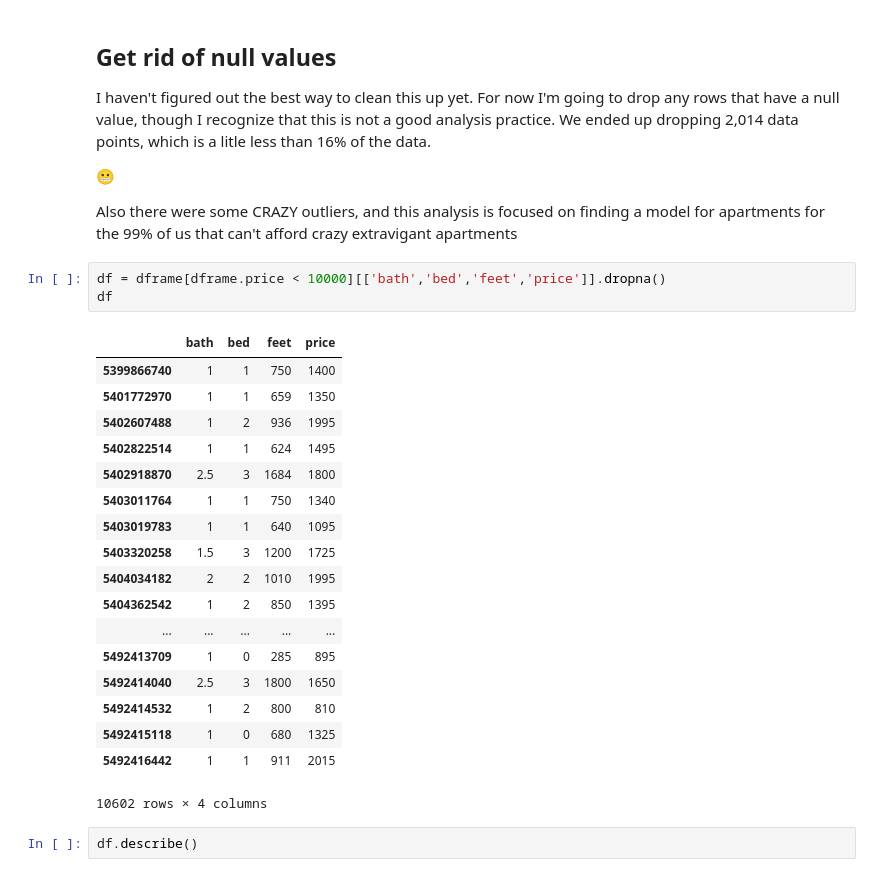
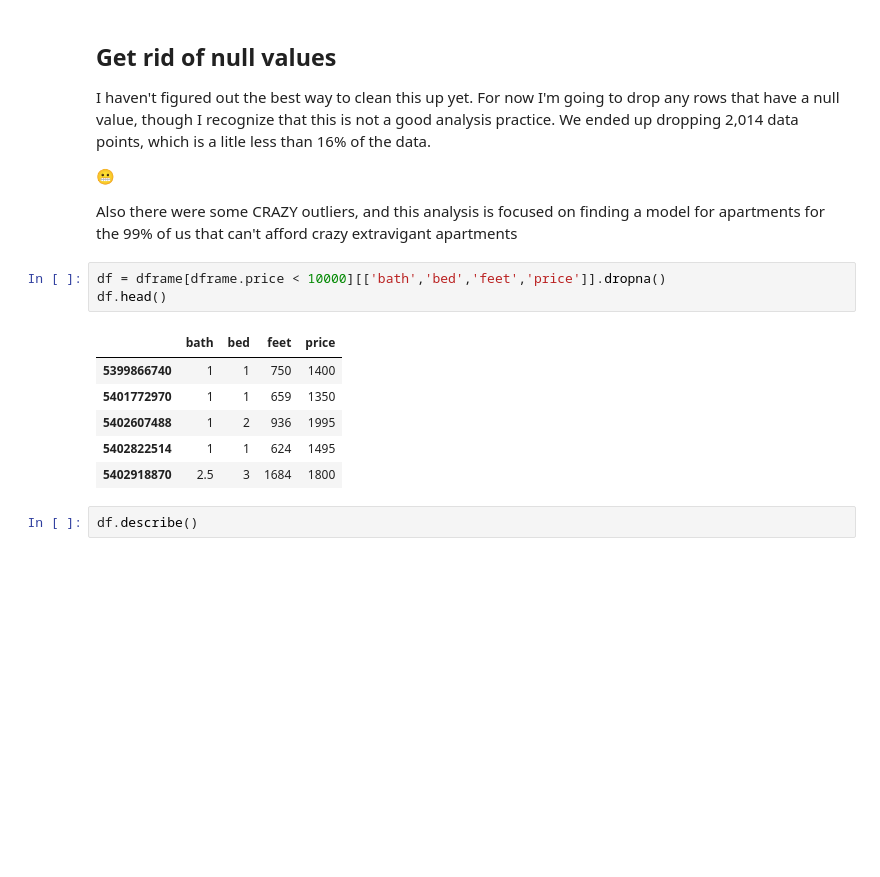
Before and after one commit to rileyrustad/CLCrawler, a Jupyter notebook: First_Analysis.ipynb, the cells around one changed output. Saved outputs shown, nothing was run; the diff lists cells and outputs as text; blank space fills up the shorter version.

```diff
--- a/First_Analysis.ipynb
+++ b/First_Analysis.ipynb
@@ -55,26 +43,14 @@ I haven't figured out the best way to clean this up yet. For now I'm going to dr
 Also there were some CRAZY outliers, and this analysis is focused on finding a model for apartments for the 99% of us that can't afford crazy extravigant apartments
 # %%
 df = dframe[dframe.price < 10000][['bath','bed','feet','price']].dropna()
-df
+df.head()
 # %% [output]
 |  | bath | bed | feet | price |
 | 5399866740 | 1 | 1 | 750 | 1400 |
 | 5401772970 | 1 | 1 | 659 | 1350 |
 | 5402607488 | 1 | 2 | 936 | 1995 |
 | 5402822514 | 1 | 1 | 624 | 1495 |
 | 5402918870 | 2.5 | 3 | 1684 | 1800 |
-| 5403011764 | 1 | 1 | 750 | 1340 |
-| 5403019783 | 1 | 1 | 640 | 1095 |
-| 5403320258 | 1.5 | 3 | 1200 | 1725 |
-| 5404034182 | 2 | 2 | 1010 | 1995 |
-| 5404362542 | 1 | 2 | 850 | 1395 |
-| ... | ... | ... | ... | ... |
-| 5492413709 | 1 | 0 | 285 | 895 |
-| 5492414040 | 2.5 | 3 | 1800 | 1650 |
-| 5492414532 | 1 | 2 | 800 | 810 |
-| 5492415118 | 1 | 0 | 680 | 1325 |
-| 5492416442 | 1 | 1 | 911 | 2015 |
-10602 rows × 4 columns
 # %%
 df.describe()
 # %% [output]
```
Also changed, not shown: parts of 11 cells of this notebook.
